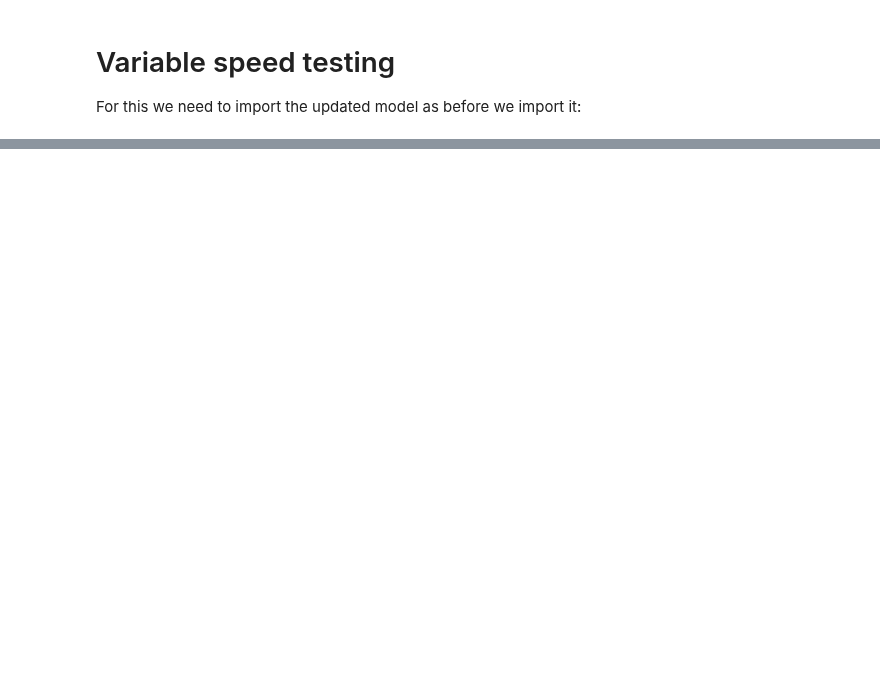
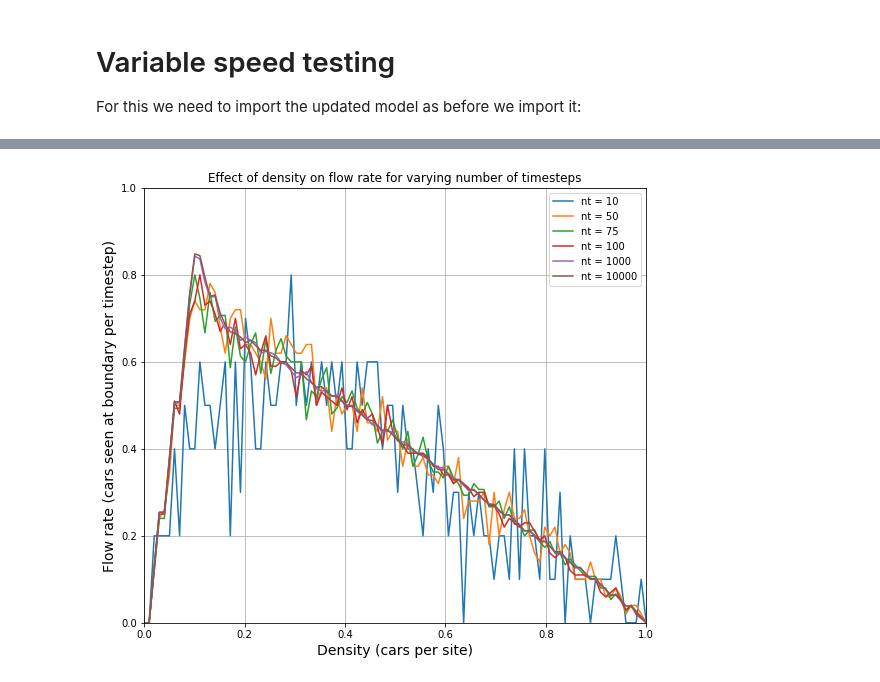
Before and after one commit to turtlesoul25/Traffic_SpeedControls_IM_Project2, a Jupyter notebook: test_notebooks_MN/using_model_class_MN.ipynb, the cells around one changed output, grey strips where cells are left out. Drawn from its saved outputs; the diff is of its cells as text; code cells hidden in the pictures; blank space fills up the shorter version.

```diff
--- a/test_notebooks_MN/using_model_class_MN.ipynb
+++ b/test_notebooks_MN/using_model_class_MN.ipynb
@@ -220,0 +367,36 @@ for _ in range(1):
+# %%
+nts = [10, 50, 75, 100, 1000, 10000]
+# nts = [50, 100]
+densities = np.linspace(0, 1, 100)
+
+road_length = 70
+# density = 15/road_length
+car_slow_down_prob = 0.1
+# number_of_simulation_steps= 10000
+road_speed_limit = 9
+
+flow_rates_timesteps = []
+for number_of_simulation_steps in nts:
+    flow_rates = []
+    for density in densities:
+        sim1 = TrafficSimulation(road_length, density, car_slow_down_prob, road_speed_limit)
+        # Run the simulation
+        for _ in range(number_of_simulation_steps):
+            # sim1.print_step()    # Here we print the state of the model, we can remove.
+            sim1.update()        # Steps the simulation
+        flow_rate = sim1.data_laps/number_of_simulation_steps
+        flow_rates.append(flow_rate)
+    flow_rates_timesteps.append(flow_rates)
+# %%
+fig, ax = plt.subplots(figsize = (9,8))
+for i in range(len(nts)):
+    plt.plot(densities, flow_rates_timesteps[i], label = f"nt = {nts[i]}")
+plt.legend()
+plt.title(f"Effect of density on flow rate for varying number of timesteps")
+plt.xlim([0,1])
+plt.ylim([0,1])
+plt.xlabel("Density (cars per site)", fontsize = 14)
+plt.ylabel("Flow rate (cars seen at boundary per timestep)", fontsize = 14)
+plt.grid()
+# %% [output]
+[figure, added]
```
Also changed, not shown: parts of 21 cells of this notebook, 4 other files.
